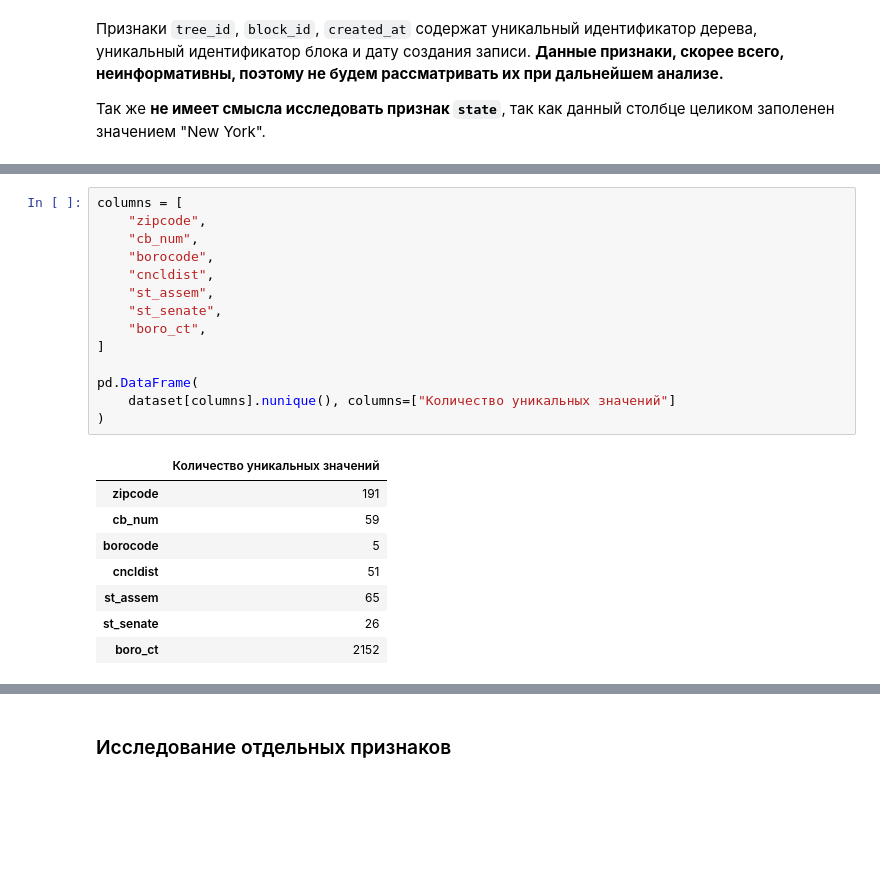
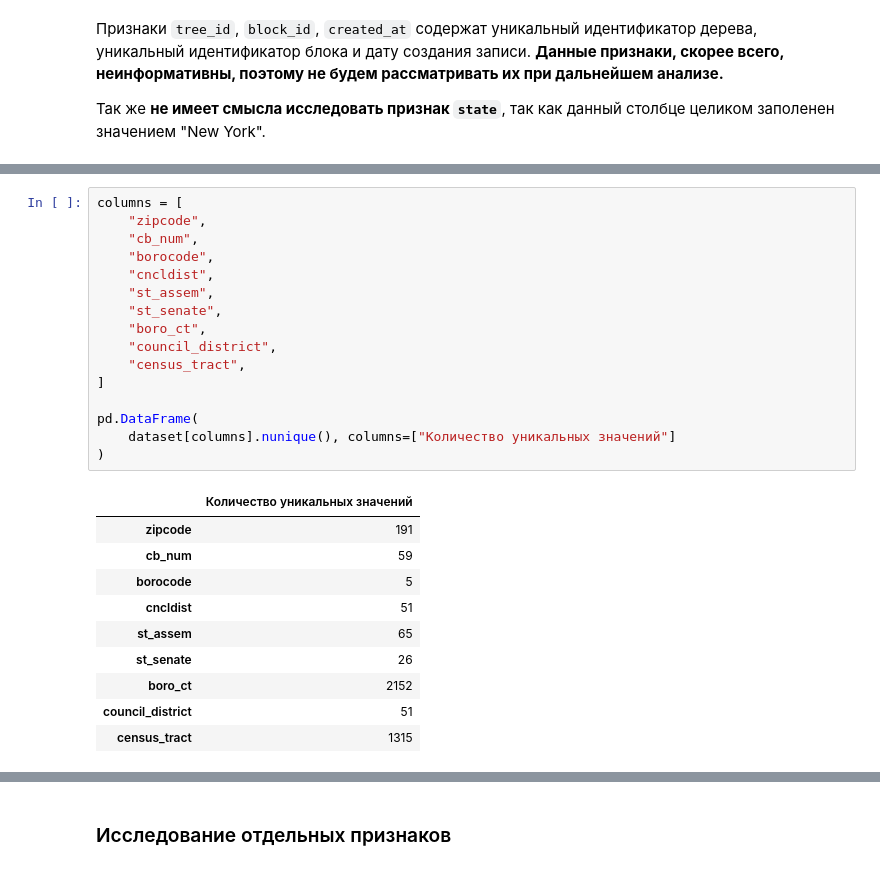
Before and after one commit to AlekseiBogachev/ny-tree-census, a Jupyter notebook: notebooks/exploratory/eda.ipynb, the cells around one changed output, grey strips where cells are left out. Drawn from its saved outputs; the diff is of its cells as text; blank space fills up the shorter version.

```diff
--- a/notebooks/exploratory/eda.ipynb
+++ b/notebooks/exploratory/eda.ipynb
@@ -300,26 +300,30 @@ Cледующие признаки, хоть и были прочитаны с
 # %%
 columns = [
     "zipcode",
     "cb_num",
     "borocode",
     "cncldist",
     "st_assem",
     "st_senate",
     "boro_ct",
+    "council_district",
+    "census_tract",
 ]
 
 pd.DataFrame(
     dataset[columns].nunique(), columns=["Количество уникальных значений"]
 )
 # %% [output]
 |  | Количество уникальных значений |
 | zipcode | 191 |
 | cb_num | 59 |
 | borocode | 5 |
 | cncldist | 51 |
 | st_assem | 65 |
 | st_senate | 26 |
 | boro_ct | 2152 |
+| council_district | 51 |
+| census_tract | 1315 |
 # %% [markdown]
 Таким образом, среди категориальных признаков мы можем исследовать с помощью
 графиков следующие:
```
Also changed, not shown: parts of 11 cells of this notebook, 1 other file.
